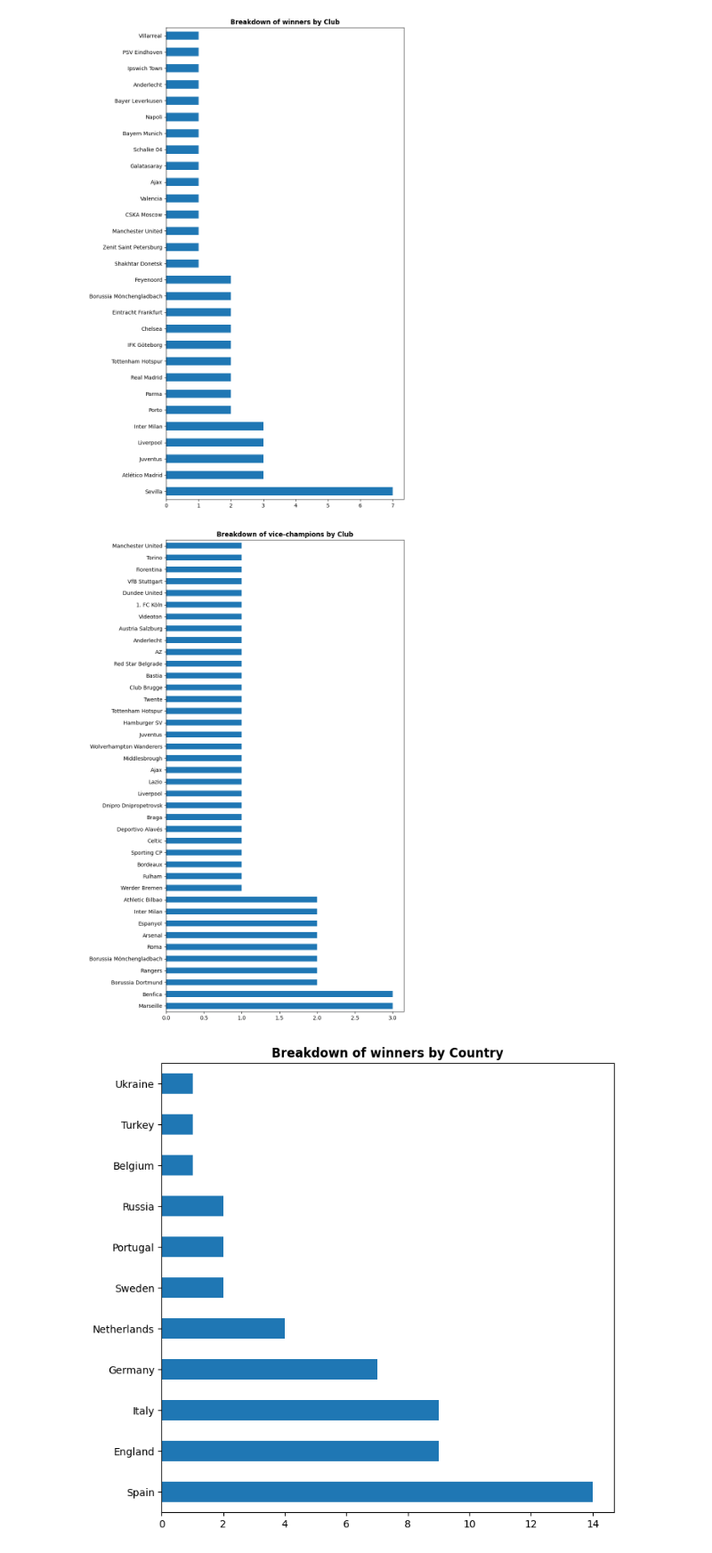
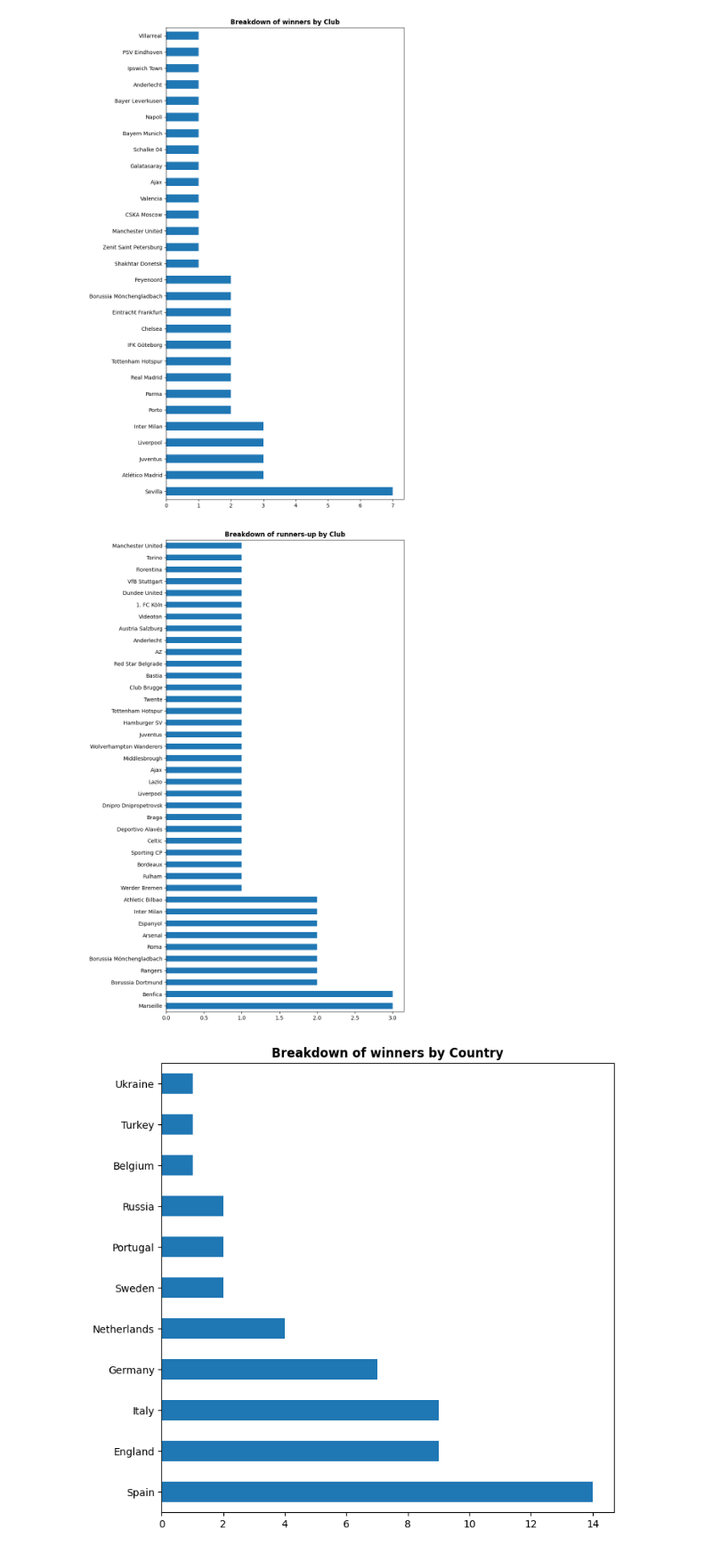
Before and after one commit to guilhermelaviola/SoccerCompetitionsStudy, a Jupyter notebook: UELStudy.ipynb, the cells around one changed output. Shown at 89% size. Saved outputs shown, nothing was run; the diff lists cells and outputs as text; code cells hidden in the pictures.

```diff
--- a/UELStudy.ipynb
+++ b/UELStudy.ipynb
@@ -15,13 +24,0 @@ uel = pd.read_excel(uefa_competitions, 'UEFA Europa League finals')
-# %%
-# Renaming the columns:
-uel.columns = ['Season', 'Winners country', 'Winners',
-               'Score (1st leg)', 'Score (2nd leg)',
-               'Runners-up', 'Runners-up country',
-               'Venue (1st leg)', 'Venue (2nd leg)',
-               'Attendance (1st leg)', 'Attendance (2nd leg)',
-               'Extra time?', 'Penalty shootout?', 'Match replayed',
-               'Match won on away goals', 'Match won with Golden Goal',
-               'Winner came from UCL?', 'Runners-up came from UCL']
-
-# Displaying the last 5 champions:
-uel.tail()
@@ -68,14 +58,14 @@ plt.show()
 # %% [output]
 [figure]
 # %%
-# Displaying number of vice-champions by club:
+# Displaying number of runners-up by club:
 uel.groupby('Season').first()['Runners-up'].value_counts().plot(kind = 'barh',
                                                                      figsize = (8, 16))
 plt.ylabel(None)
-plt.title('Breakdown of vice-champions by Club', fontweight = 'bold')
+plt.title('Breakdown of runners-up by Club', fontweight = 'bold')
 plt.show()
 # %% [output]
-[figure, old version]
+[figure, new version]
 # %%
 # Displaying number of titles by country:
 uel.groupby('Season').first()['Winners country'].value_counts().plot(kind = 'barh',
```
Also changed, not shown: parts of 8 cells of this notebook.
